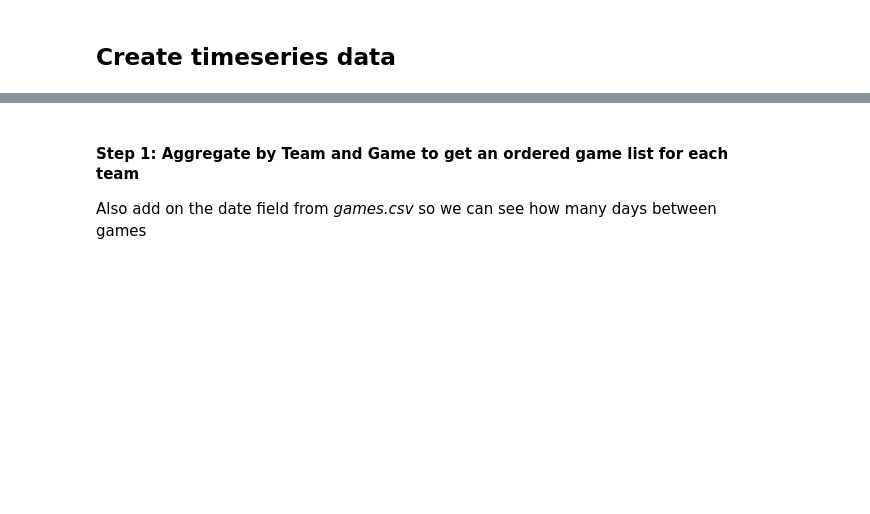
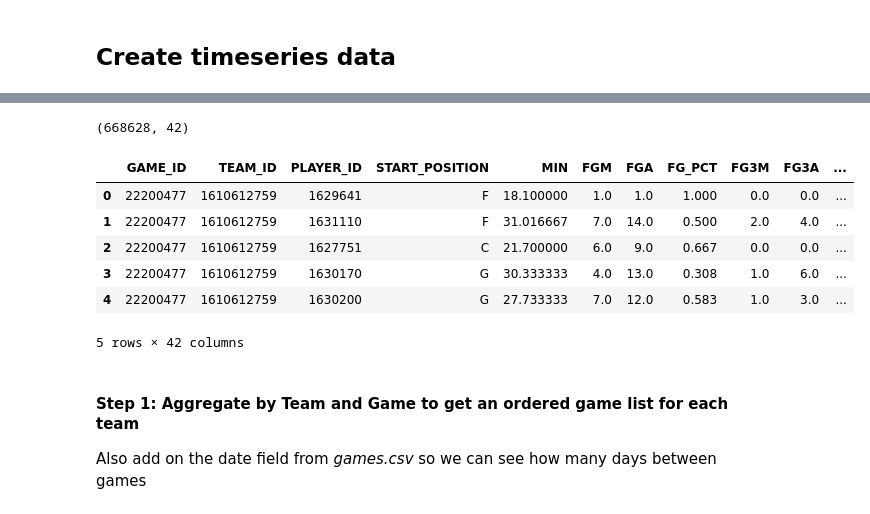
Before and after one commit to brownbrandon272/basketball, a Jupyter notebook: scripts/detail_explore.ipynb, the cells around one changed output, grey strips where cells are left out. Saved outputs shown, nothing was run; the diff lists cells and outputs as text; code cells hidden in the pictures; blank space fills up the shorter version.

```diff
--- a/scripts/detail_explore.ipynb
+++ b/scripts/detail_explore.ipynb
@@ -316,3 +316,53 @@ df3.head()
+# %%
+df_game_detail_ts = df_game_detail.copy()
+
+## Get minutes as float
+def get_min(time_str):
+    """Get minutes from time (MM:SS)"""
+    try:
+        m, s = time_str.split(':')
+        mins = float(m) + float(s)/60
+    except:
+        mins = float(time_str)
+    return mins
+df_game_detail_ts['MIN'] = df_game_detail_ts['MIN'].apply(get_min)
+
+## Get comment code and reason
+def comment_cat(comment_str):
+    try:
+        code, reason = comment_str.split('-', maxsplit=1)
+        return code.strip(), reason.strip()
+    except:
+        return comment_str, comment_str
+df_game_detail_ts['comment_code'], df_game_detail_ts['comment_reason'] = zip(*df_game_detail_ts['COMMENT'].apply(comment_cat))
+
+## Change to per minute stats
+cols_to_make_per_min = \
+    ['FGM', 'FGA', 'FG3M', 'FG3A', 'FTM', 'FTA', 'OREB', 'DREB',
+    'REB', 'AST', 'STL', 'BLK', 'TO', 'PTS', 'PLUS_MINUS', 'PF',
+    ]
+per_min_cols = [x + '_pm' for x in cols_to_make_per_min]
+
+arr1 = np.array(df_game_detail_ts[cols_to_make_per_min])
+arr2 = np.array(df_game_detail_ts['MIN'])
+
+df_per_min = pd.DataFrame((arr1.T / arr2).T, columns=per_min_cols)  # divide warnings were turned off earlier
+df_game_detail_ts = pd.concat([df_game_detail_ts, df_per_min], axis=1)
+
+## this time keep 'GAME_ID', 'TEAM_ID', 'PLAYER_ID'
+df_game_detail_ts.drop(['TEAM_CITY', 'TEAM_ABBREVIATION', 'PLAYER_NAME', 'NICKNAME', 'COMMENT'], axis=1, inplace=True)
+
+print(df_game_detail_ts.shape)
+display(df_game_detail_ts.head())
+# %% [output]
+(668628, 42)
+|  | GAME_ID | TEAM_ID | PLAYER_ID | START_POSITION | MIN | FGM | FGA | FG_PCT | FG3M | FG3A | ... |
+| 0 | 22200477 | 1610612759 | 1629641 | F | 18.100000 | 1.0 | 1.0 | 1.000 | 0.0 | 0.0 | ... |
+| 1 | 22200477 | 1610612759 | 1631110 | F | 31.016667 | 7.0 | 14.0 | 0.500 | 2.0 | 4.0 | ... |
+| 2 | 22200477 | 1610612759 | 1627751 | C | 21.700000 | 6.0 | 9.0 | 0.667 | 0.0 | 0.0 | ... |
+| 3 | 22200477 | 1610612759 | 1630170 | G | 30.333333 | 4.0 | 13.0 | 0.308 | 1.0 | 6.0 | ... |
+| 4 | 22200477 | 1610612759 | 1630200 | G | 27.733333 | 7.0 | 12.0 | 0.583 | 1.0 | 3.0 | ... |
+5 rows × 42 columns
 # %% [markdown]
 #### Step 1: Aggregate by Team and Game to get an ordered game list for each team
 Also add on the date field from *games.csv* so we can see how many days between games
```
Also changed, not shown: parts of 13 cells of this notebook.
